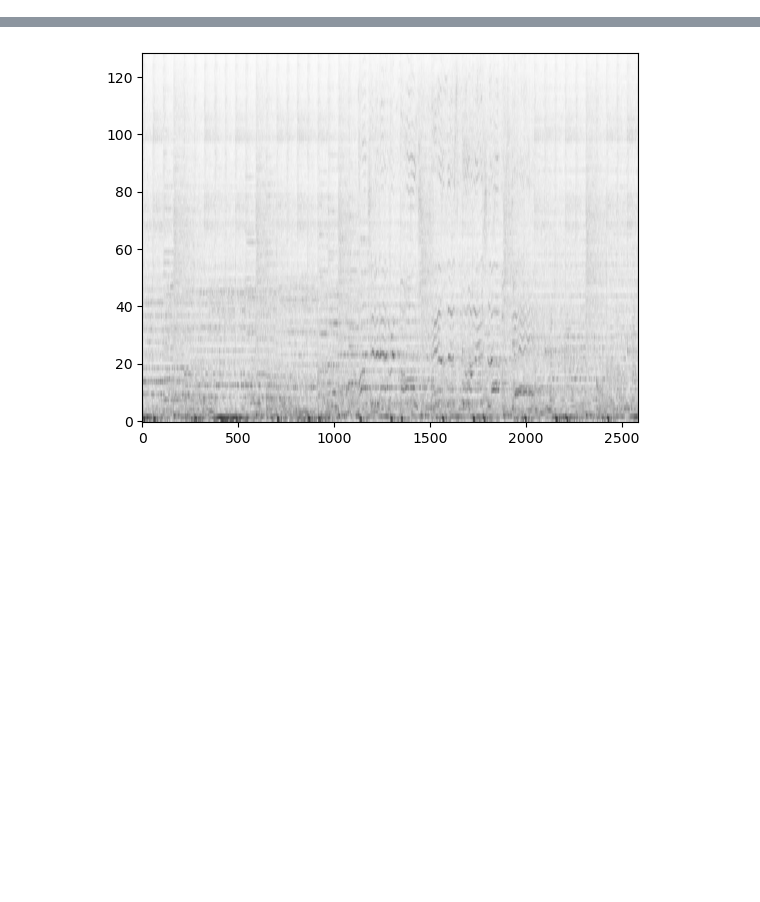
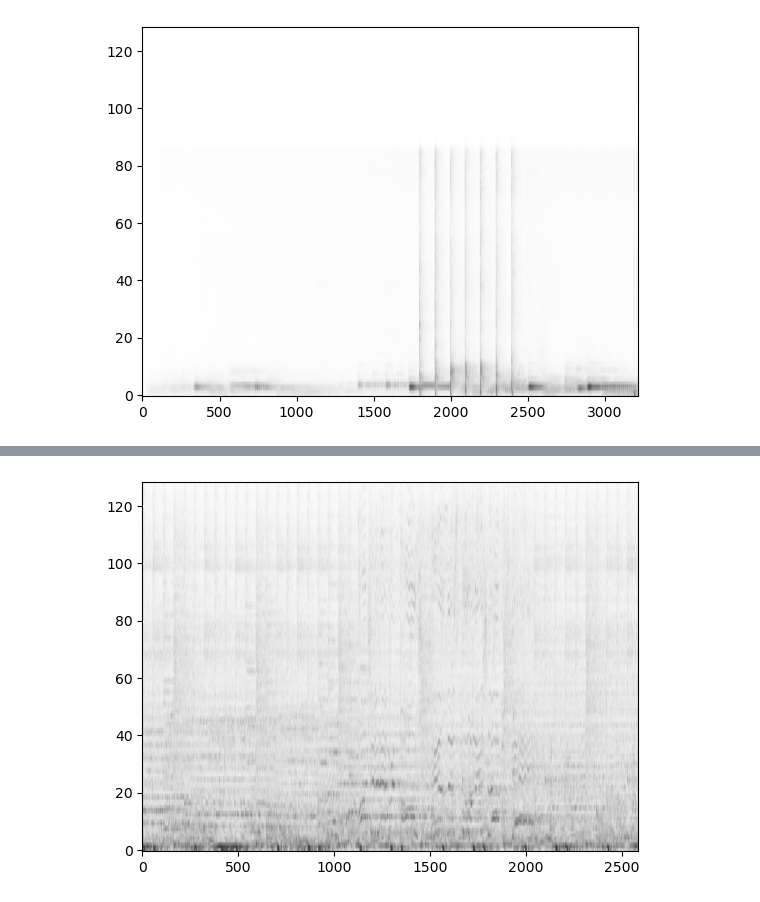
Before and after one commit to AhaanKanaujia/MusicAudioDenoiser, a Jupyter notebook: main.ipynb, the cells around one changed output, grey strips where cells are left out. Cells and saved outputs as stored; diff of their text form; code cells hidden in the pictures; blank space fills up the shorter version.

```diff
--- a/main.ipynb
+++ b/main.ipynb
@@ -12,0 +54,2 @@ Intel MKL WARNING: Support of Intel(R) Streaming SIMD Extensions 4.2 (Intel(R) S
+# %%
+pca, transformed_train_data = pca_training_data()
@@ -12,0 +60,2 @@ Intel MKL WARNING: Support of Intel(R) Streaming SIMD Extensions 4.2 (Intel(R) S
+# %%
+train_labels = create_training_data_labels()
@@ -12,0 +188,30 @@ Intel MKL WARNING: Support of Intel(R) Streaming SIMD Extensions 4.2 (Intel(R) S
+# %%
+knn_classifier = train_KNN_classifier(transformed_train_data, train_labels)
+# %%
+def classify_audio(file = "./test_files/Noise.wav"):
+    """
+    Classifies the audio file as either speech or noise.
+
+    Args:
+        file: The path to the audio file to classify.
+
+    Returns:
+        The classification of the audio file.
+    """
+
+    rate, audio = wavfile.read(file)
+    audio = np.array(audio, dtype = float)
+    frequencies, times, spectrogram = signal.stft(audio, rate)
+    plt.imshow(np.sqrt(np.abs(spectrogram)), aspect = 'auto', origin = 'lower', cmap = 'gist_yarg')
+    plt.show()
+
+    transformed_spectrogram = pca.transform(np.abs(spectrogram).T).T
+
+    # The KNN classifier predict function takes in a 2D array of shape (num_samples, num_features) so we transpose the data
+    preds = knn_classifier.predict(transformed_spectrogram.T)
+
+    return spectrogram, preds
+# %%
+spectrogram, preds = classify_audio()
+# %% [output]
+[figure, added]
```
Also changed, not shown: parts of 16 cells of this notebook.
